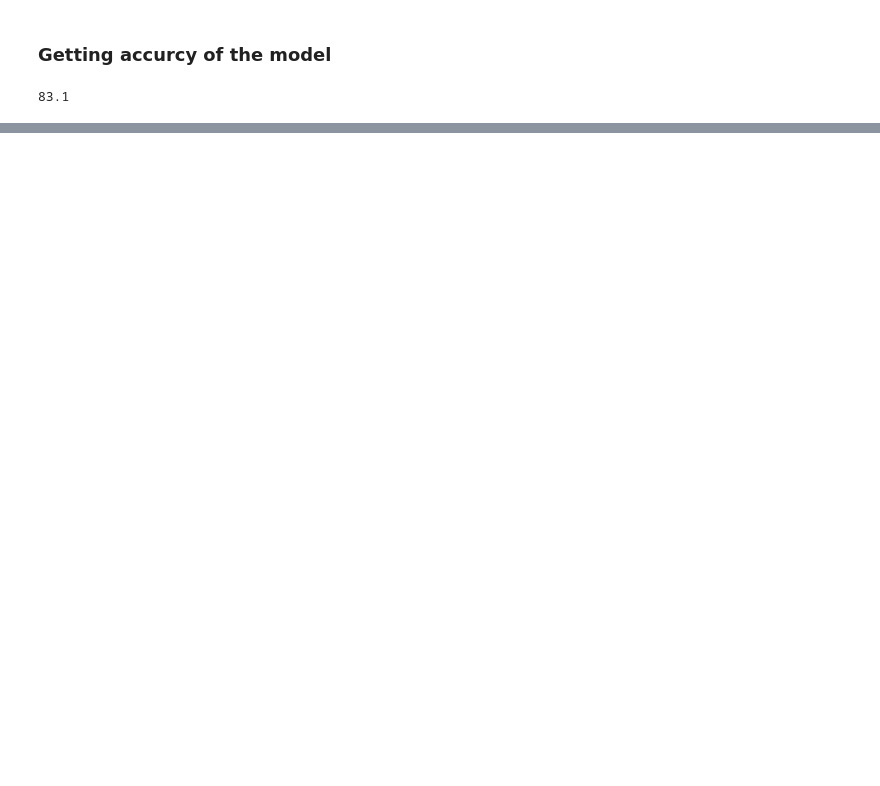
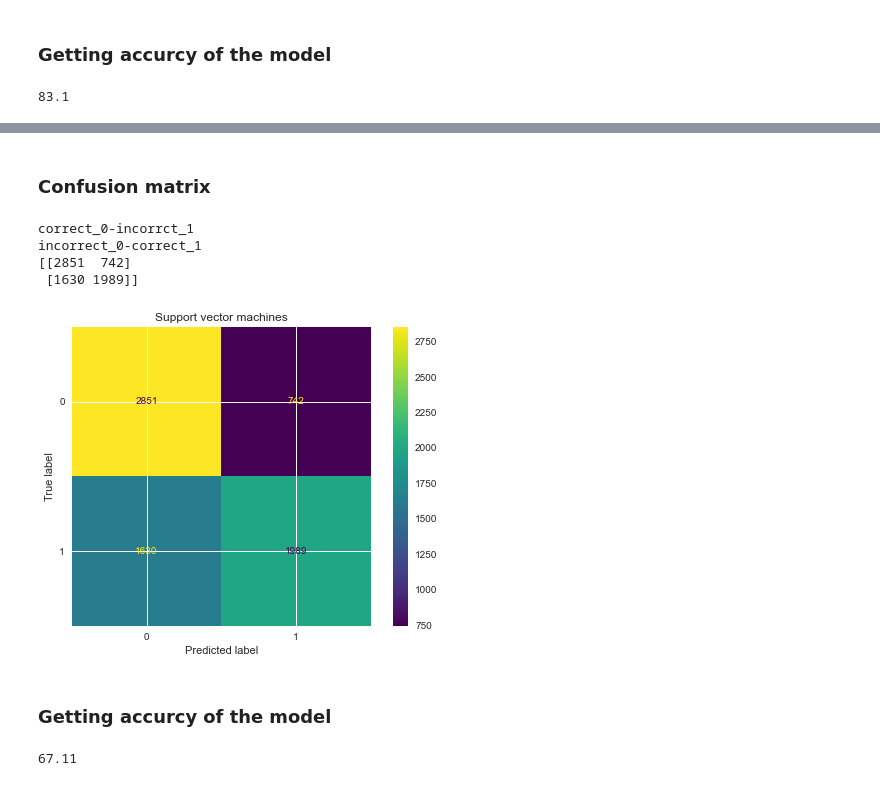
Before and after one commit to daasdemha/Sucide_prediction, a Jupyter notebook: SucideByAge.ipynb, the cells around one changed output, grey strips where cells are left out. Drawn from its saved outputs; the diff is of its cells as text; code cells hidden in the pictures; blank space fills up the shorter version.

```diff
--- a/SucideByAge.ipynb
+++ b/SucideByAge.ipynb
@@ -713,0 +716,2 @@ round(accuracy_score(Y_test, svm_Y_pred)*100, 2)  # showing the model accurecy r
+# %%
+svm_classifier.fit(X2_train, Y2_train)  # Building svm model.
@@ -713,0 +722,4 @@ round(accuracy_score(Y_test, svm_Y_pred)*100, 2)  # showing the model accurecy r
+# %%
+svm_Y2_pred = svm_classifier.predict(X2_test)  # Predicted results.
+print("pred-real")  # printing predicted and real values.
+print(np.concatenate((svm_Y2_pred.reshape(len(svm_Y2_pred),1), Y2_test.reshape(len(Y2_test),1)),1))  # Predicted results and real results in a np array.
@@ -714 +735,25 @@ round(accuracy_score(Y_test, svm_Y_pred)*100, 2)  # showing the model accurecy r
+# %% [markdown]
+### Confusion matrix
+# %%
+svm_cm2 = confusion_matrix(Y2_test, svm_Y2_pred)  # creating the confusion matrix
+print("correct_0-incorrct_1\nincorrect_0-correct_1")  # printing correct and inccrocet results.
+print(svm_cm2)  # prininting the confusion matrix.
+# %% [output]
+correct_0-incorrct_1
+incorrect_0-correct_1
+[[2851  742]
+ [1630 1989]]
+# %%
+disp = ConfusionMatrixDisplay(confusion_matrix=svm_cm2)  # creaing the confusion matrix plot.
+disp.plot()  # displaying data in plot
+plt.title("Support vector machines")  # adding a title to plot
+plt.show()  # showing the plot
+# %% [output]
+[figure, added]
+# %% [markdown]
+### Getting accurcy of the model
+# %%
+round(accuracy_score(Y2_test, svm_Y2_pred)*100, 2)  # showing the model accurecy rounded to 2 decimal places.
+# %% [output]
+67.11
 # %%
```
Also changed, not shown: parts of 11 cells of this notebook.
